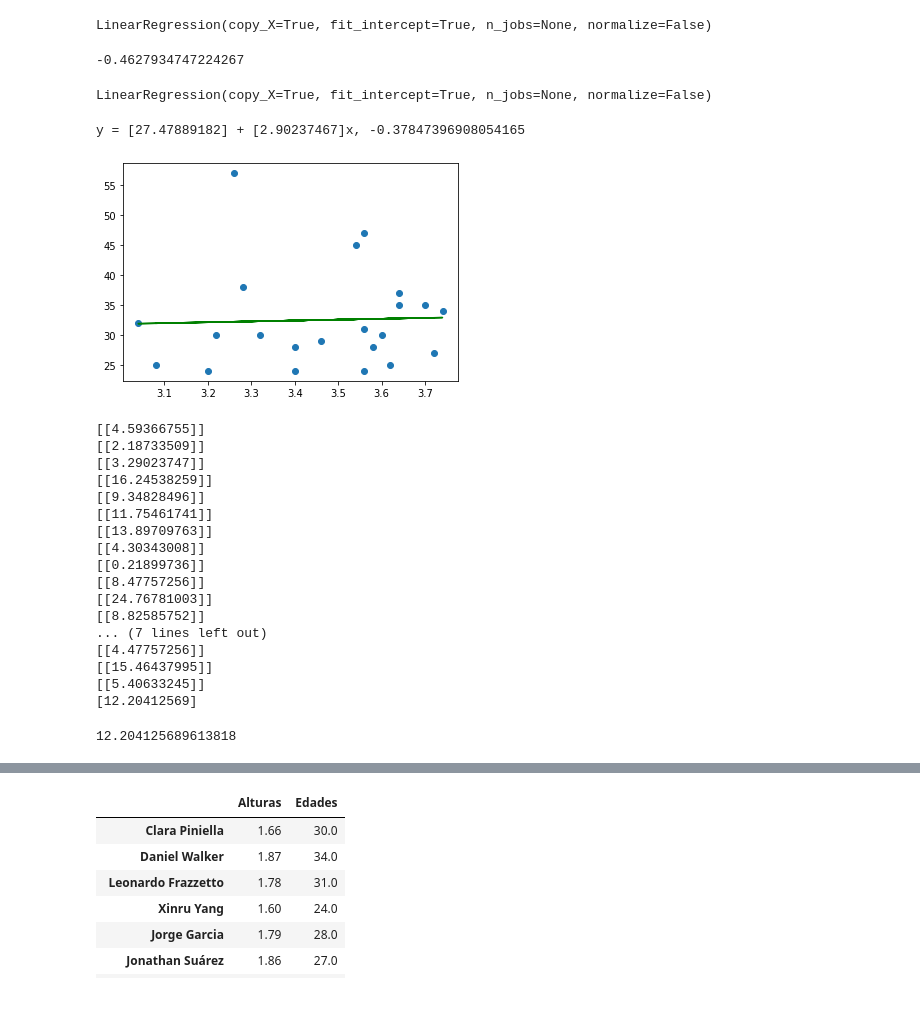
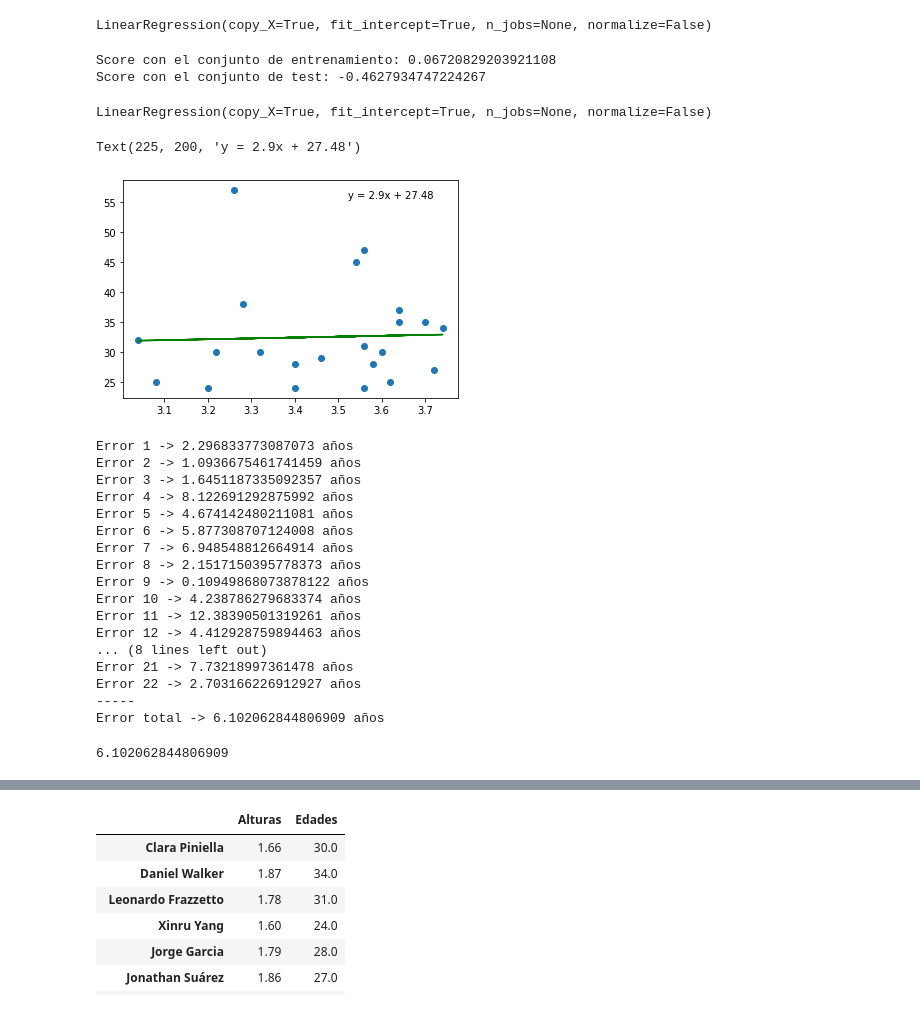
Before and after one commit to JoseKuru/bootcamp, a Jupyter notebook: week8_EDA_project_ML_lr/day5_ml_linear_regression/exercises/height_weight.ipynb, the cells around one changed output, grey strips where cells are left out. Saved outputs shown, nothing was run; the diff lists cells and outputs as text; code cells hidden in the pictures.

Commit message:
Finalizado ejercicios regresión lineal

```diff
--- a/week8_EDA_project_ML_lr/day5_ml_linear_regression/exercises/height_weight.ipynb
+++ b/week8_EDA_project_ML_lr/day5_ml_linear_regression/exercises/height_weight.ipynb
@@ -45,49 +62,57 @@ Resultados de la validación cruzada: -7.584202975989174 +- 7.494212968028158
 lm.fit(X_train, y_train)
 # %% [output]
 LinearRegression(copy_X=True, fit_intercept=True, n_jobs=None, normalize=False)
-# %%
-lm.score(X_test, y_test)
-# %% [output]
--0.4627934747224267
-# %%
-lm.fit(X=lista_alturas, y=lista_edades)
-# %% [output]
-LinearRegression(copy_X=True, fit_intercept=True, n_jobs=None, normalize=False)
+# %%
+print(f'Score con el conjunto de entrenamiento: {lm.score(X_train, y_train)}')
+print(f'Score con el conjunto de test: {lm.score(X_test, y_test)}')
+# %% [output]
+Score con el conjunto de entrenamiento: 0.06720829203921108
+Score con el conjunto de test: -0.4627934747224267
+# %%
+# Vamos a entrenar el modelo con todo el conjunto de datos
+lm.fit(X=lista_alturas, y=lista_edades)
+# %% [output]
+LinearRegression(copy_X=True, fit_intercept=True, n_jobs=None, normalize=False)
 # %%
-plt.scatter(x=lista_alturas * 2, y=lista_edades)
-plt.plot(lista_alturas * 2, lm.predict(lista_alturas), c='green')
-print(f'y = {lm.intercept_} + {lm.coef_[0]}x, {lm.score(lista_alturas * 2, lista_edades)}')
+# Vamos a dibujar la recta de regresión y a sacar la ecuación
+fig, ax = plt.subplots()
+ax.scatter(x=lista_alturas * 2, y=lista_edades)
+ax.plot(lista_alturas * 2, lm.predict(lista_alturas), c='green')
+ax.annotate(f'y = {round(lm.coef_.item(), 2)}x + {round(lm.intercept_.item(), 2)}', xy= (225, 200), xycoords='axes points')
 # %% [output]
-y = [27.47889182] + [2.90237467]x, -0.37847396908054165
+Text(225, 200, 'y = 2.9x + 27.48')
-[figure, old version]
+[figure, new version]
 # %%
+# Vamos a calcular los errores absolutos por separados y despues realizar un promedio para obtener el MAE
 MAE = 0
 for pos in range(len(lista_alturas)):
     error = abs(lm.predict(lista_alturas[pos].reshape(-1, 1)) - lista_edades[pos])
     MAE += error
-    print(error)
+    print(f'Error {pos + 1} -> {error.item()} años')
 MAE /= len(lista_alturas)
-print(MAE[0])
+print('-----')
+print(f'Error total -> {MAE.item()} años')
 # %% [output]
-[[4.59366755]]
-[[2.18733509]]
-[[3.29023747]]
-[[16.24538259]]
-[[9.34828496]]
-[[11.75461741]]
-[[13.89709763]]
-[[4.30343008]]
-[[0.21899736]]
-[[8.47757256]]
-[[24.76781003]]
-[[8.82585752]]
-... (7 lines left out)
-[[4.47757256]]
-[[15.46437995]]
-[[5.40633245]]
-[12.20412569]
+Error 1 -> 2.296833773087073 años
+Error 2 -> 1.0936675461741459 años
+Error 3 -> 1.6451187335092357 años
+Error 4 -> 8.122691292875992 años
+Error 5 -> 4.674142480211081 años
+Error 6 -> 5.877308707124008 años
+Error 7 -> 6.948548812664914 años
+Error 8 -> 2.1517150395778373 años
+Error 9 -> 0.10949868073878122 años
+Error 10 -> 4.238786279683374 años
+Error 11 -> 12.38390501319261 años
+Error 12 -> 4.412928759894463 años
+... (8 lines left out)
+Error 21 -> 7.73218997361478 años
+Error 22 -> 2.703166226912927 años
+-----
+Error total -> 6.102062844806909 años
-# %%
-mean_absolute_error(lista_edades, lm.predict(lista_alturas))
-# %% [output]
-12.204125689613818
+# %%
+# Vemos que la función mean_absolute_error() nos da el mismo valor que hemos obtenido
+mean_absolute_error(lista_edades, lm.predict(lista_alturas))
+# %% [output]
+6.102062844806909
 # %%
```
Also changed, not shown: parts of 24 cells of this notebook, 24 other files.
